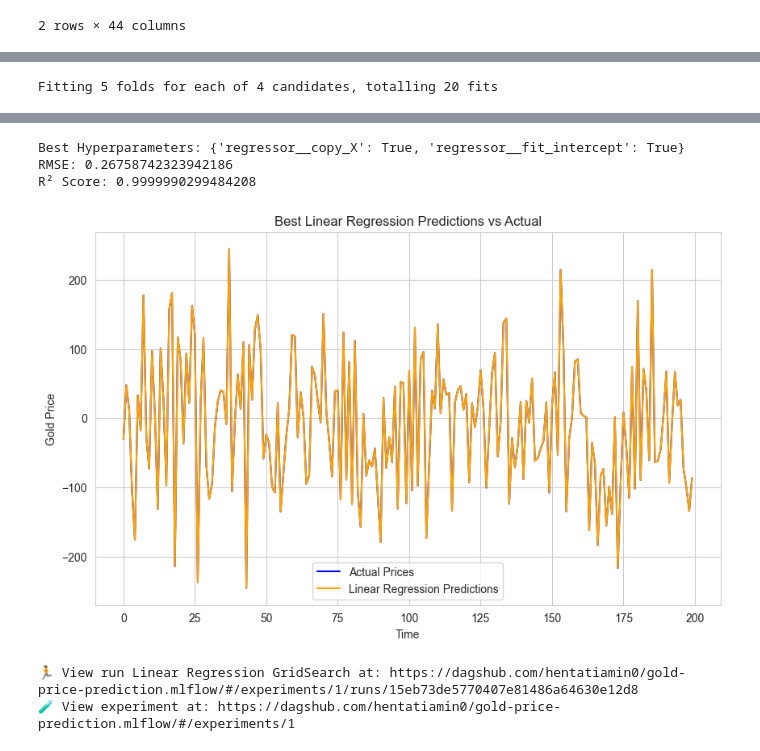
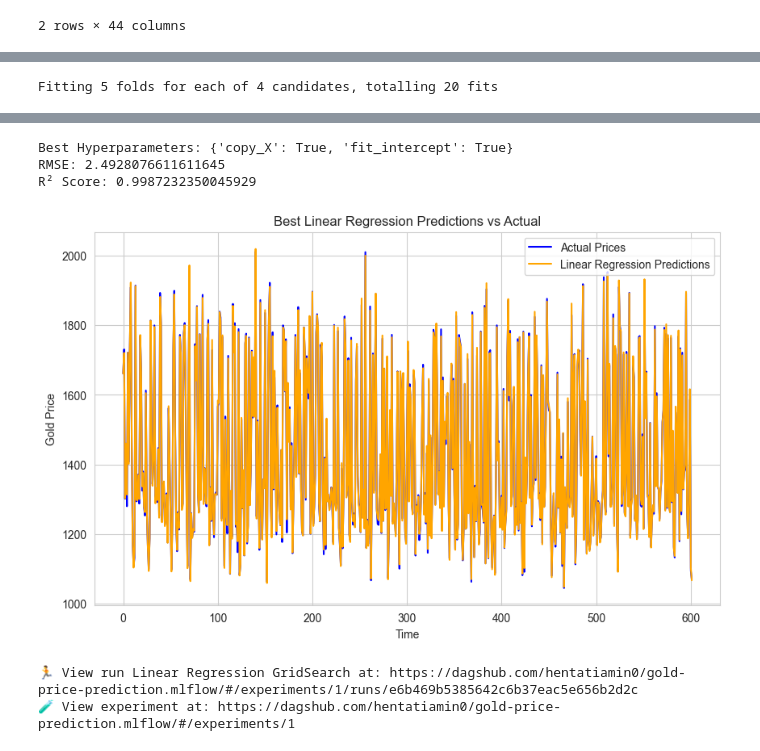
Before and after one commit to AminHentati/gold-price-prediction, a Jupyter notebook: notebooks/modeling.ipynb, the cells around one changed output, grey strips where cells are left out. Cells and saved outputs as stored; diff of their text form; code cells hidden in the pictures.

```diff
--- a/notebooks/modeling.ipynb
+++ b/notebooks/modeling.ipynb
@@ -399,23 +279,18 @@ Best Hyperparameters: {'learning_rate': 0.05, 'max_depth': 3, 'n_estimators': 20
 # %%
 # Define hyperparameters to search over for Linear Regression
 param_grid_lr = {
-    'regressor__copy_X': [True, False],
-    'regressor__fit_intercept': [True, False]
+    'fit_intercept': [True, False],
+    'copy_X': [True, False]
 }
-
-# Create the pipeline
-pipeline = Pipeline(steps=[
-    ('preprocessor', preprocessor),
-    ('regressor', LinearRegression())
-])
 
 # Set up GridSearchCV
 grid_search_lr = GridSearchCV(
-    estimator=pipeline,
+    estimator=LinearRegression(),
     param_grid=param_grid_lr,
     cv=5,
     n_jobs=-1,
-    verbose=1
+    verbose=1,
+    scoring='neg_mean_absolute_error'
 )
 
 # Start MLflow run for Grid Search
@@ -426,7 +301,8 @@ with mlflow.start_run(run_name="Linear Regression GridSearch"):
     # Get the best model and hyperparameters
     best_lr_model = grid_search_lr.best_estimator_
     best_params = grid_search_lr.best_params_
-    best_rmse = np.sqrt(mean_absolute_error(y_test, best_lr_model.predict(X_test)))
+    best_predictions = best_lr_model.predict(X_test)
+    best_rmse = np.sqrt(mean_absolute_error(y_test, best_predictions))
     best_r2 = best_lr_model.score(X_test, y_test)
 
     # Log the best hyperparameters and evaluation metrics
@@ -439,10 +315,9 @@ with mlflow.start_run(run_name="Linear Regression GridSearch"):
     print(f"R² Score: {best_r2}")
 
     # Plotting actual vs predictions
-    predictions = best_lr_model.predict(X_test)
     plt.figure(figsize=(10, 6))
     plt.plot(y_test, label="Actual Prices", color='blue')
-    plt.plot(predictions, label=f"Linear Regression Predictions", color='orange')
+    plt.plot(best_predictions, label=f"Linear Regression Predictions", color='orange')
     plt.title(f"Best Linear Regression Predictions vs Actual")
     plt.xlabel("Time")
     plt.ylabel("Gold Price")
@@ -455,7 +330,7 @@ Fitting 5 folds for each of 4 candidates, totalling 20 fits
-Best Hyperparameters: {'regressor__copy_X': True, 'regressor__fit_intercept': True}
-RMSE: 0.26758742323942186
-R² Score: 0.9999990299484208
+Best Hyperparameters: {'copy_X': True, 'fit_intercept': True}
+RMSE: 2.4928076611611645
+R² Score: 0.9987232350045929
-[figure, old version]
+[figure, new version]
-🏃 View run Linear Regression GridSearch at: https://dagshub.com/hentatiamin0/gold-price-prediction.mlflow/#/experiments/1/runs/15eb73de5770407e81486a64630e12d8
+🏃 View run Linear Regression GridSearch at: https://dagshub.com/hentatiamin0/gold-price-prediction.mlflow/#/experiments/1/runs/e6b469b5385642c6b37eac5e656b2d2c
 🧪 View experiment at: https://dagshub.com/hentatiamin0/gold-price-prediction.mlflow/#/experiments/1
 # %%
```
Also changed, not shown: parts of 10 cells of this notebook.
